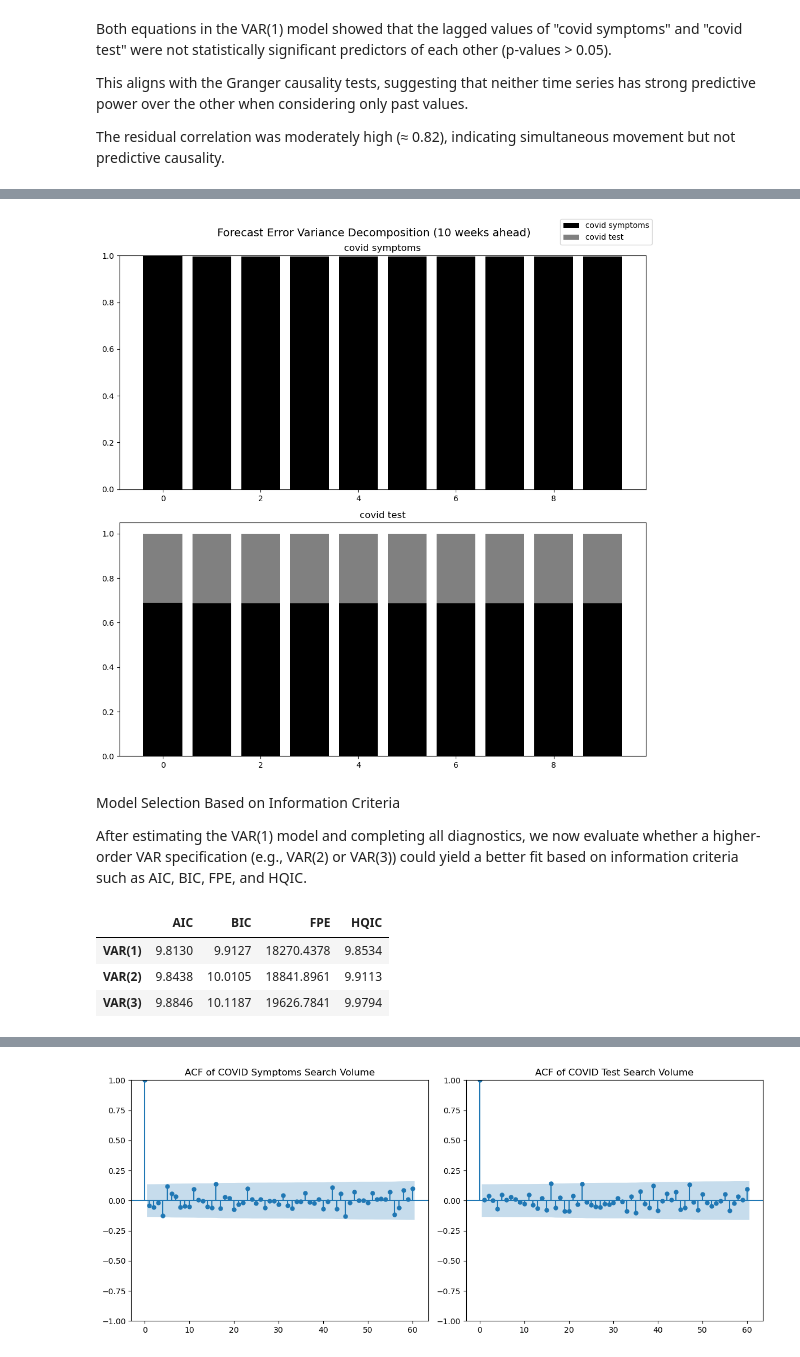
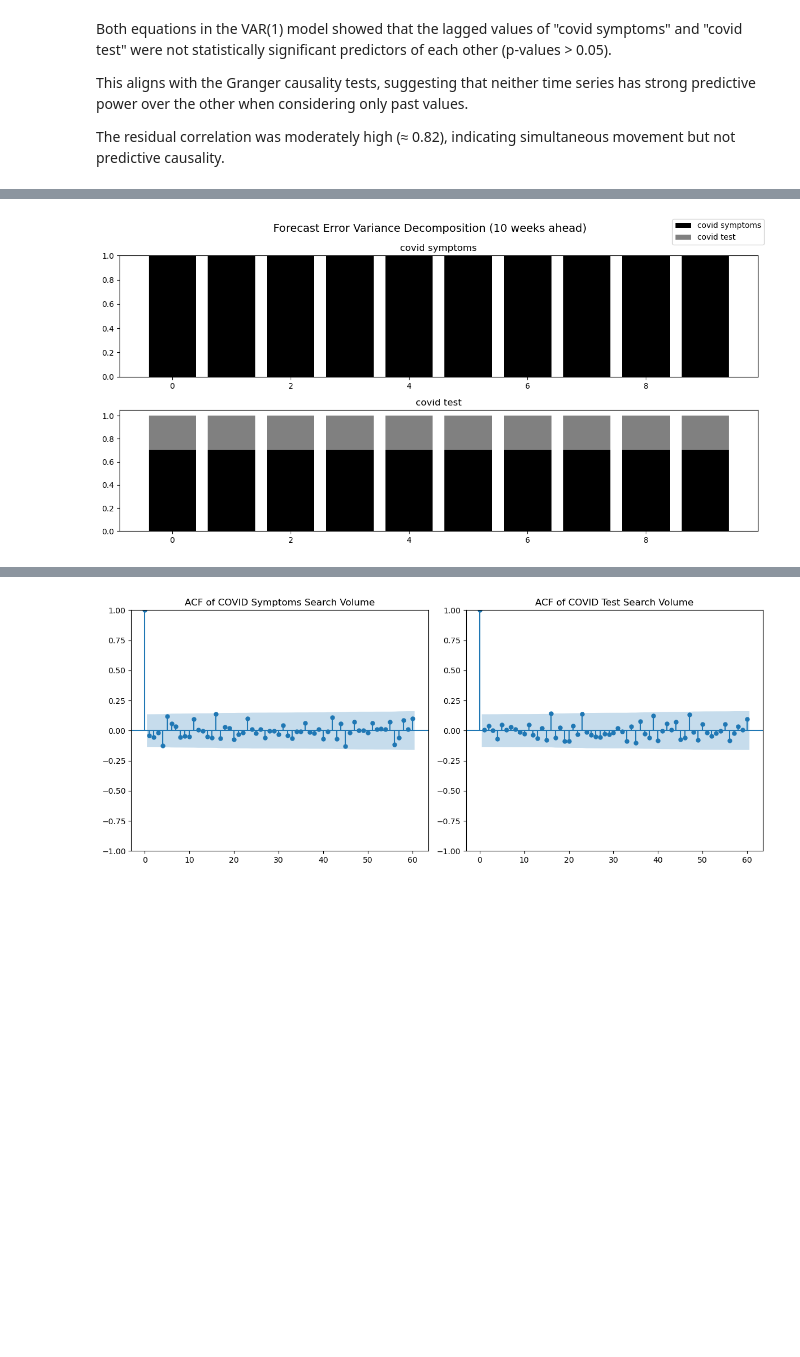
Before and after one commit to sevintanerdi/TSAproject, a Jupyter notebook: TSA_analysis.ipynb, the cells around one changed output, grey strips where cells are left out. Saved outputs shown, nothing was run; the diff lists cells and outputs as text; code cells hidden in the pictures; blank space fills up the shorter version.

Commit message:
corrections in VAR model processed

```diff
--- a/TSA_analysis.ipynb
+++ b/TSA_analysis.ipynb
@@ -268,2 +265,6 @@ However, we have chosen to proceed with a **lag length of 1** for the following
 
 Thus, we fit a **VAR(1)** model to better capture potential interactions between the series over time.
+# %%
+split_index = int(len(data) * 0.8)
+train_data = data.iloc[:split_index]
+test_data = data.iloc[split_index:]
@@ -270,10 +275,10 @@ Thus, we fit a **VAR(1)** model to better capture potential interactions between
 # %%
 from statsmodels.tsa.api import VAR
 
-model = VAR(data[['covid symptoms', 'covid test']])
-results = model.fit(maxlags=1)
+var_model = VAR(train_data)
+var_results = var_model.fit(maxlags=1)
 
-results.summary()
+var_results.summary()
 # %% [output]
   Summary of Regression Results
 ==================================
@@ -671,37 +488,11 @@ To understand how shocks in one variable affect both itself and the other variab
 # %%
 # Calculate FEVD from fitted VAR(1) model
-fevd = results.fevd(10) # 10 steps ahead
+fevd_var = var_results.fevd(10) # 10 steps ahead
 
 # Plot FEVD
-fevd.plot()
+fevd_var.plot(figsize=(12,6))
 plt.suptitle("Forecast Error Variance Decomposition (10 weeks ahead)", fontsize=14)
 plt.tight_layout()
 plt.show()
 # %% [output]
-[figure, old version]
+[figure, new version]
-# %% [markdown]
-Model Selection Based on Information Criteria
-
-After estimating the VAR(1) model and completing all diagnostics, we now evaluate whether a higher-order VAR specification (e.g., VAR(2) or VAR(3)) could yield a better fit based on information criteria such as AIC, BIC, FPE, and HQIC.
-# %%
-# Estimate VAR(1), VAR(2), and VAR(3)
-results_var1 = model.fit(1)
-results_var2 = model.fit(2)
-results_var3 = model.fit(3)
-
-# Create comparison table
-criteria_comparison = {
-"AIC": [results_var1.aic, results_var2.aic, results_var3.aic],
-"BIC": [results_var1.bic, results_var2.bic, results_var3.bic],
-"FPE": [results_var1.fpe, results_var2.fpe, results_var3.fpe],
-"HQIC": [results_var1.hqic, results_var2.hqic, results_var3.hqic]
-}
-
-import pandas as pd
-criteria_df = pd.DataFrame(criteria_comparison, index=["VAR(1)", "VAR(2)", "VAR(3)"])
-criteria_df.round(4)
-# %% [output]
-|  | AIC | BIC | FPE | HQIC |
-| VAR(1) | 9.8130 | 9.9127 | 18270.4378 | 9.8534 |
-| VAR(2) | 9.8438 | 10.0105 | 18841.8961 | 9.9113 |
-| VAR(3) | 9.8846 | 10.1187 | 19626.7841 | 9.9794 |
```
Also changed, not shown: parts of 50 cells of this notebook.
